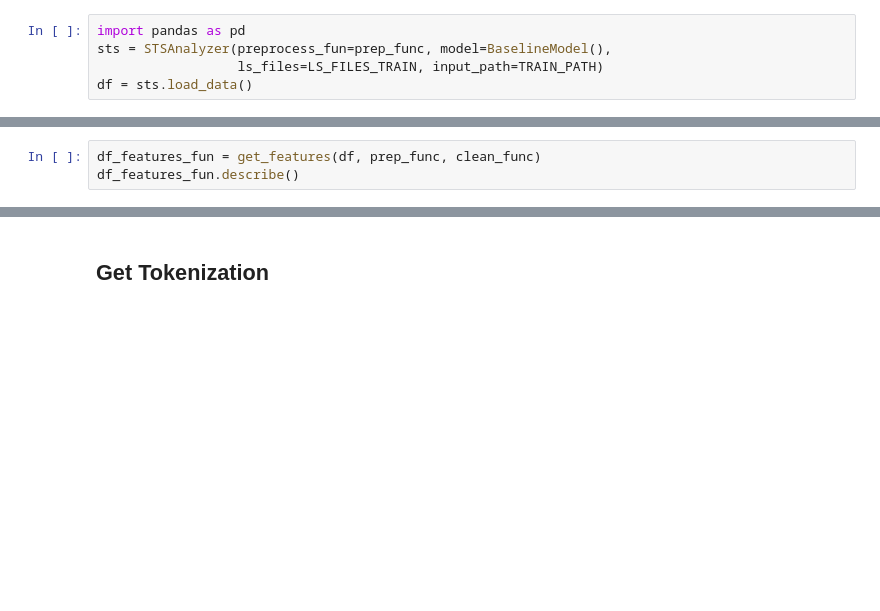
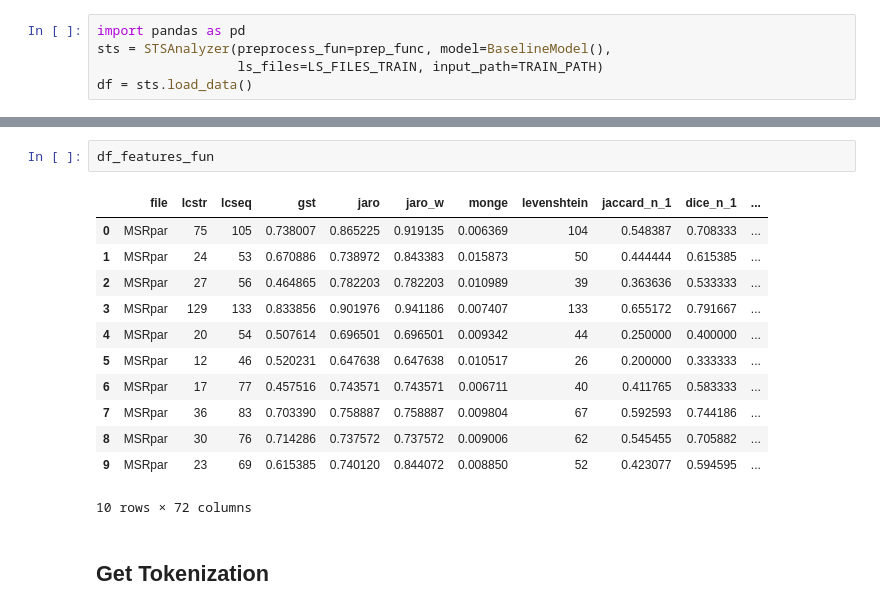
Before and after one commit to BecTome/NLP_SemanticTextualSimilarity, a Jupyter notebook: experiments/FUNCTION_Feature_Creation.ipynb, the cells around one changed output, grey strips where cells are left out. Drawn from its saved outputs; the diff is of its cells as text; blank space fills up the shorter version.

```diff
--- a/experiments/FUNCTION_Feature_Creation.ipynb
+++ b/experiments/FUNCTION_Feature_Creation.ipynb
@@ -156,3 +195,0 @@ def get_features(df, prep_func, clean_func, documents=None):
-# %%
-df_features_fun = get_features(df, prep_func, clean_func)
-df_features_fun.describe()
@@ -170,3 +312,18 @@ df_features_fun.describe()
+# %%
+df_features_fun
+# %% [output]
+|  | file | lcstr | lcseq | gst | jaro | jaro_w | monge | levenshtein | jaccard_n_1 | dice_n_1 | ... |
+| 0 | MSRpar | 75 | 105 | 0.738007 | 0.865225 | 0.919135 | 0.006369 | 104 | 0.548387 | 0.708333 | ... |
+| 1 | MSRpar | 24 | 53 | 0.670886 | 0.738972 | 0.843383 | 0.015873 | 50 | 0.444444 | 0.615385 | ... |
+| 2 | MSRpar | 27 | 56 | 0.464865 | 0.782203 | 0.782203 | 0.010989 | 39 | 0.363636 | 0.533333 | ... |
+| 3 | MSRpar | 129 | 133 | 0.833856 | 0.901976 | 0.941186 | 0.007407 | 133 | 0.655172 | 0.791667 | ... |
+| 4 | MSRpar | 20 | 54 | 0.507614 | 0.696501 | 0.696501 | 0.009342 | 44 | 0.250000 | 0.400000 | ... |
+| 5 | MSRpar | 12 | 46 | 0.520231 | 0.647638 | 0.647638 | 0.010517 | 26 | 0.200000 | 0.333333 | ... |
+| 6 | MSRpar | 17 | 77 | 0.457516 | 0.743571 | 0.743571 | 0.006711 | 40 | 0.411765 | 0.583333 | ... |
+| 7 | MSRpar | 36 | 83 | 0.703390 | 0.758887 | 0.758887 | 0.009804 | 67 | 0.592593 | 0.744186 | ... |
+| 8 | MSRpar | 30 | 76 | 0.714286 | 0.737572 | 0.737572 | 0.009006 | 62 | 0.545455 | 0.705882 | ... |
+| 9 | MSRpar | 23 | 69 | 0.615385 | 0.740120 | 0.844072 | 0.008850 | 52 | 0.423077 | 0.594595 | ... |
+10 rows × 72 columns
 # %% [markdown]
 ## Get Tokenization
 # %%
```
Also changed, not shown: parts of 24 cells of this notebook, 13 other files.
